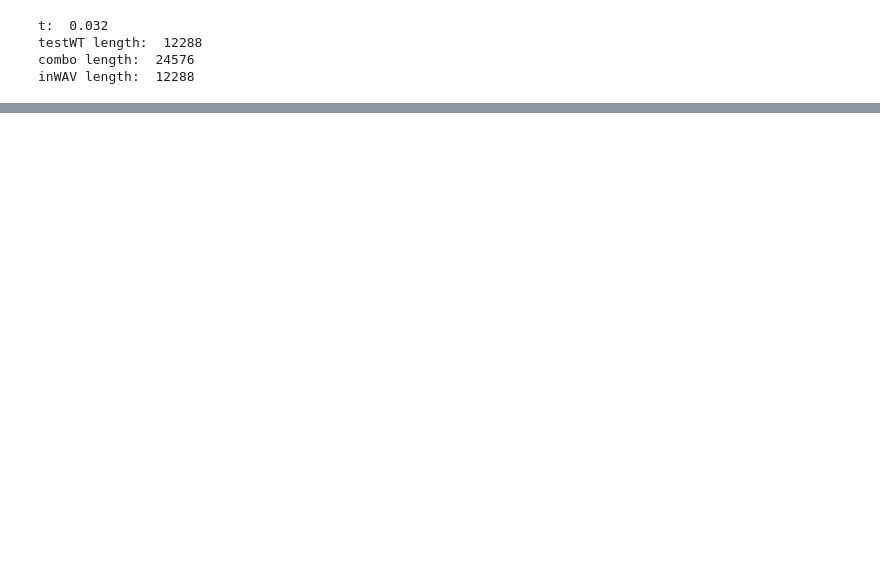
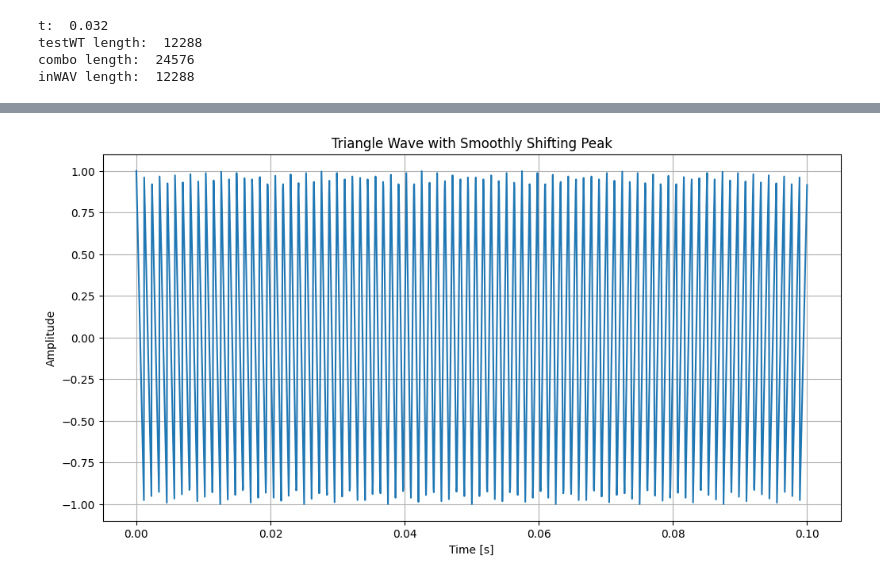
Before and after one commit to DMW9400/DSP-Lab, a Jupyter notebook: wt_gen.ipynb, the cells around one changed output, grey strips where cells are left out. Cells and saved outputs as stored; diff of their text form; code cells hidden in the pictures; blank space fills up the shorter version.

Commit message:
almost done with triangle

```diff
--- a/wt_gen.ipynb
+++ b/wt_gen.ipynb
@@ -222,0 +172,53 @@ plt.show()
+# %%
+def variable_triangle_gen():
+    # since this oscillator will be used for wavetable generation, I do not need to dynamically change frequency, duration, or amplitude, and instead hard coded them below
+    frequency = 440
+    duration = 0.1
+
+    # here I am generating a sequence of time values that scale evenly from 0 to the duration constant I have set, which was optimized for wavetable reading in serum
+    # For the length of the t array, I use the globally set segment_samples variable
+    # Setting endpoint to false helps ensure full periodicity within the signal
+    t = np.linspace(0, duration, segment_samples, endpoint=False)
+
+    # Sets the period of the triangle wave, this will allow us to track where within the cycle we are and set up or down slopes accordingly
+    period = 1 / frequency
+
+    # this generates an array of zeros of the correct length, allowing us to iterate through and set the proper amplitudes for the variable triangle wave
+    output = np.zeros(segment_samples)
+    for i in range(segment_samples):
+        # In order to calculate a value to shift the peak of the triangle wave over the course of the signal, I need a variable to track this progress through the range:
+        peak_pos = t[i] / duration
+
+        # Time modulo the period to find the position within the period
+        t_mod = t[i] % period
+        if t_mod < peak_pos * period:
+            # Rising edge of the triangle
+            output[i] = (t_mod / (peak_pos * period)) * 2 - 1
+        else:
+            # Falling edge of the triangle
+            output[i] = ((period - t_mod) / (period - peak_pos * period)) * 2 - 1
+
+    # Scale the waveform by the amplitude
+    output *= 1
+
+    return output
+
+# Example usage
+duration = .1  # in seconds
+sample_rate = 44100  # in Hz
+frequency = 440  # in Hz, slower frequency to see the shifting peak clearly
+amplitude = 1
+
+waveform = variable_triangle_gen()
+sf.write('triangle_wave.wav', waveform, sample_rate, subtype='FLOAT')
+
+# Plot the generated waveform
+plt.figure(figsize=(12, 6))
+plt.plot(np.linspace(0, duration, len(waveform)), waveform)
+plt.title("Triangle Wave with Smoothly Shifting Peak")
+plt.xlabel("Time [s]")
+plt.ylabel("Amplitude")
+plt.grid(True)
+plt.show()
+# %% [output]
+[figure, added]
```
Also changed, not shown: parts of 1 cell of this notebook, 5 other files.
